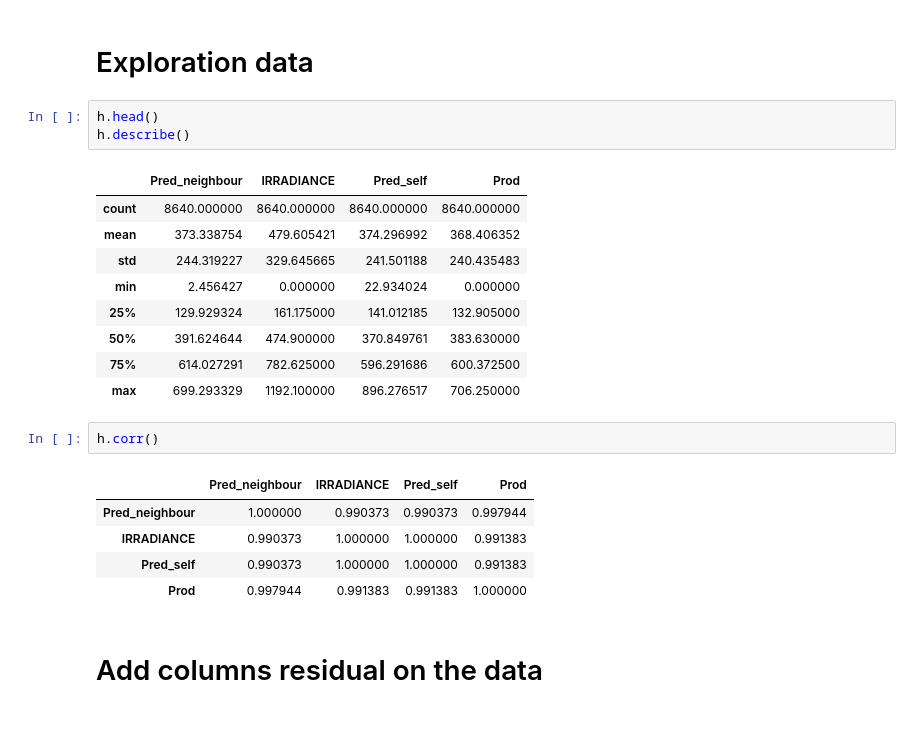
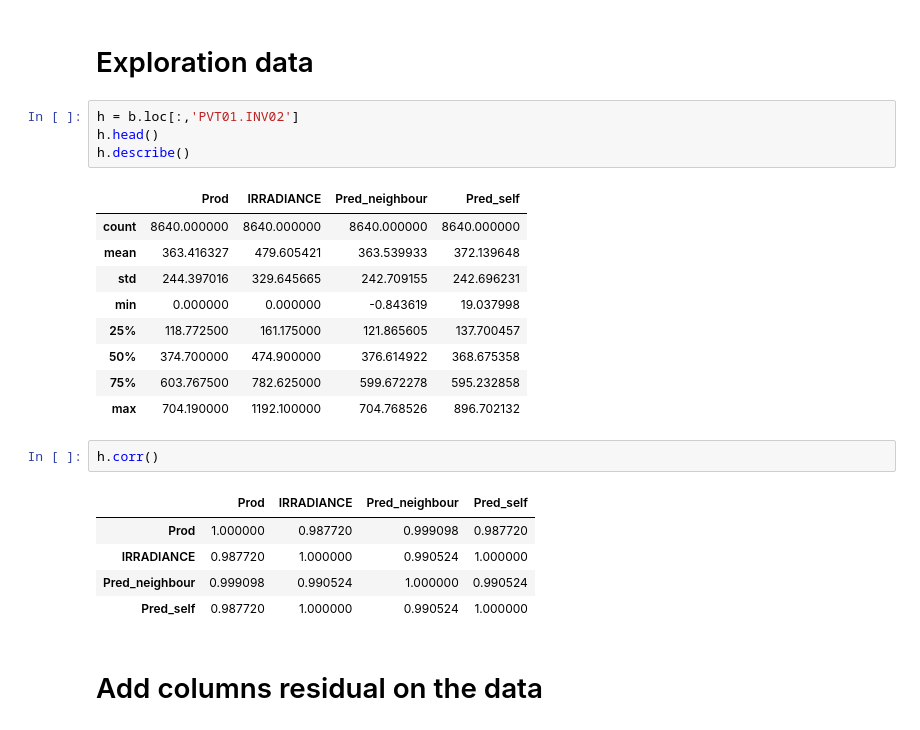
Before and after one commit to therondcharles/RAPPORTFILROUGE, a Jupyter notebook: Exploration/Filrouge1.ipynb, the cells around one changed output. Cells and saved outputs as stored; diff of their text form.

```diff
--- a/Exploration/Filrouge1.ipynb
+++ b/Exploration/Filrouge1.ipynb
@@ -18,26 +30,27 @@ b = a.swaplevel(axis=1).sort_index(by="INV", axis=1)
 # %% [markdown]
 # Exploration data
 # %%
+h = b.loc[:,'PVT01.INV02']
 h.head()
 h.describe()
 # %% [output]
-|  | Pred_neighbour | IRRADIANCE | Pred_self | Prod |
+|  | Prod | IRRADIANCE | Pred_neighbour | Pred_self |
 | count | 8640.000000 | 8640.000000 | 8640.000000 | 8640.000000 |
-| mean | 373.338754 | 479.605421 | 374.296992 | 368.406352 |
-| std | 244.319227 | 329.645665 | 241.501188 | 240.435483 |
-| min | 2.456427 | 0.000000 | 22.934024 | 0.000000 |
-| 25% | 129.929324 | 161.175000 | 141.012185 | 132.905000 |
-| 50% | 391.624644 | 474.900000 | 370.849761 | 383.630000 |
-| 75% | 614.027291 | 782.625000 | 596.291686 | 600.372500 |
-| max | 699.293329 | 1192.100000 | 896.276517 | 706.250000 |
+| mean | 363.416327 | 479.605421 | 363.539933 | 372.139648 |
+| std | 244.397016 | 329.645665 | 242.709155 | 242.696231 |
+| min | 0.000000 | 0.000000 | -0.843619 | 19.037998 |
+| 25% | 118.772500 | 161.175000 | 121.865605 | 137.700457 |
+| 50% | 374.700000 | 474.900000 | 376.614922 | 368.675358 |
+| 75% | 603.767500 | 782.625000 | 599.672278 | 595.232858 |
+| max | 704.190000 | 1192.100000 | 704.768526 | 896.702132 |
 # %%
 h.corr()
 # %% [output]
-|  | Pred_neighbour | IRRADIANCE | Pred_self | Prod |
-| Pred_neighbour | 1.000000 | 0.990373 | 0.990373 | 0.997944 |
-| IRRADIANCE | 0.990373 | 1.000000 | 1.000000 | 0.991383 |
-| Pred_self | 0.990373 | 1.000000 | 1.000000 | 0.991383 |
-| Prod | 0.997944 | 0.991383 | 0.991383 | 1.000000 |
+|  | Prod | IRRADIANCE | Pred_neighbour | Pred_self |
+| Prod | 1.000000 | 0.987720 | 0.999098 | 0.987720 |
+| IRRADIANCE | 0.987720 | 1.000000 | 0.990524 | 1.000000 |
+| Pred_neighbour | 0.999098 | 0.990524 | 1.000000 | 0.990524 |
+| Pred_self | 0.987720 | 1.000000 | 0.990524 | 1.000000 |
 # %% [markdown]
 # Add columns residual on the data
 # %%
```
Also changed, not shown: parts of 3 cells of this notebook, 1 other file.
